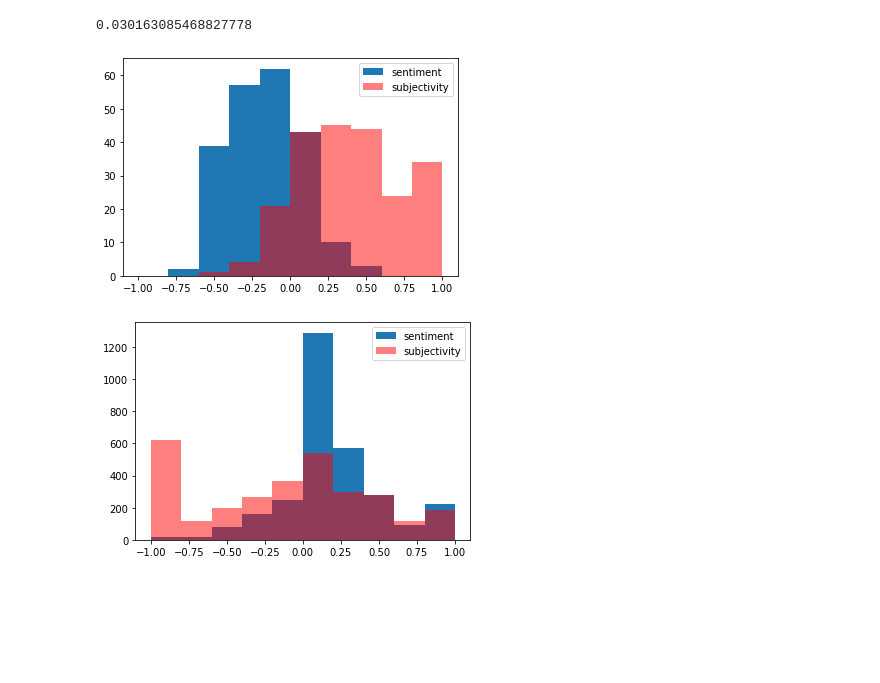
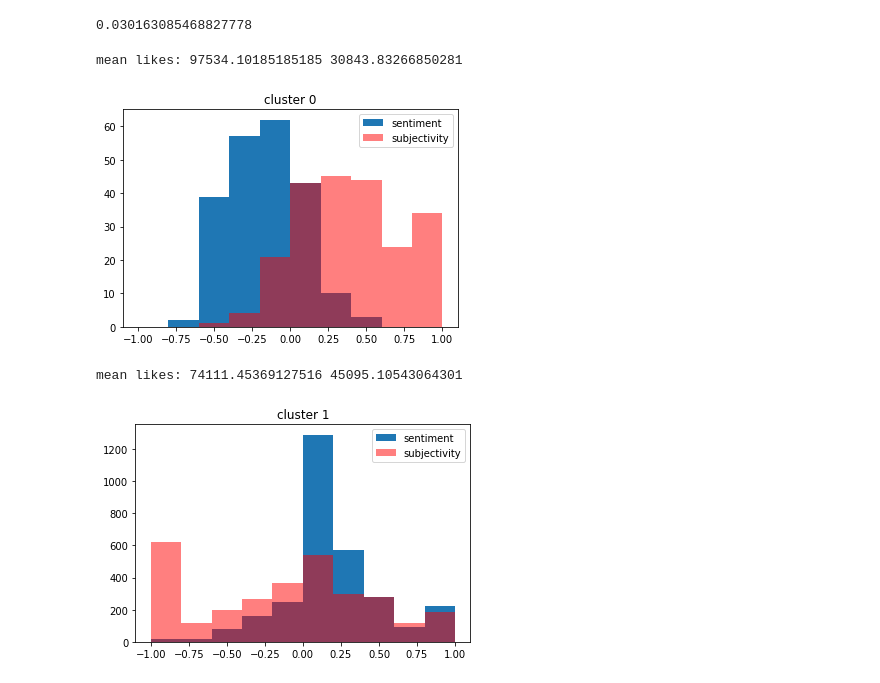
Before and after one commit to VMBoehm/PythonicTextAnalysis, a Jupyter notebook: notebooks/AnalysingTrumpTweets.ipynb, the cells around one changed output. Drawn from its saved outputs; the diff is of its cells as text; code cells hidden in the pictures; blank space fills up the shorter version.

Commit message:
adding clustering analysis

```diff
--- a/notebooks/AnalysingTrumpTweets.ipynb
+++ b/notebooks/AnalysingTrumpTweets.ipynb
@@ -284,10 +285,14 @@ silhouette_score(features, labels=cls.predict(features))
 # %%
 for ii in range(n_clusters):
     cluster = df['text'][clusters==ii]
+    print('mean likes:', df['favorite_count'][clusters==ii].mean(),df['favorite_count'][clusters==ii].std())
+    plt.title('cluster %d'%ii)
     _ = plt.hist(cluster.apply(lambda x: senti(x).polarity),label='sentiment',bins=np.linspace(-1,1,11))
     _ = plt.hist(cluster.apply(lambda x: (senti(x).subjectivity-0.5)*2),label='subjectivity',alpha=0.5,color='red',bins=np.linspace(-1,1,11))
     plt.legend()
     plt.show()
 # %% [output]
+mean likes: 97534.10185185185 30843.83266850281
-[figure, old version]
+[figure, new version]
+mean likes: 74111.45369127516 45095.10543064301
-[figure, old version]
+[figure, new version]
```
Also changed, not shown: parts of 1 cell of this notebook.
